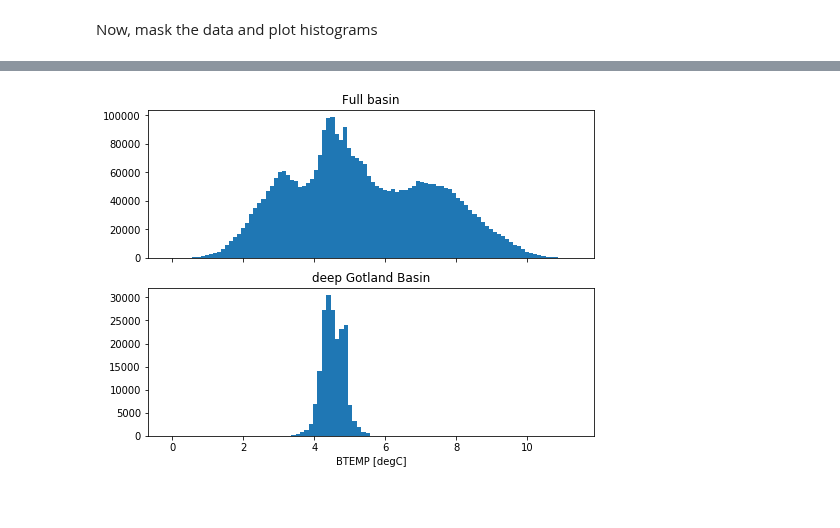
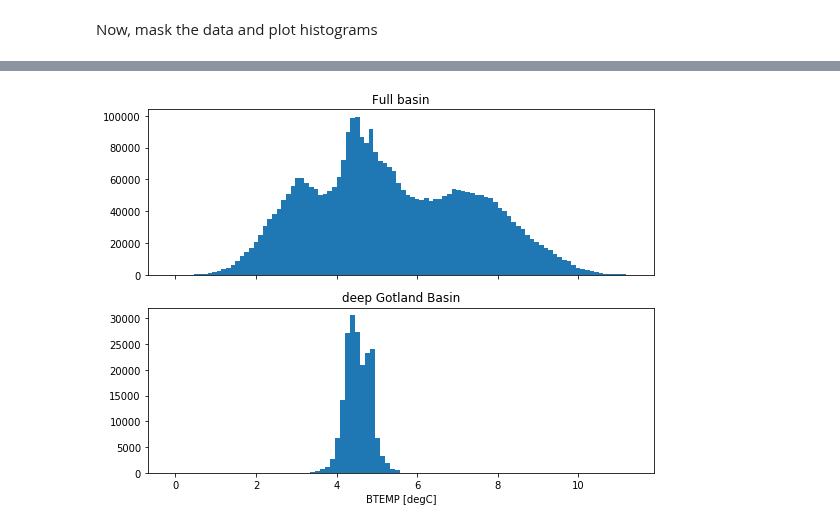
Before and after one commit to geomar-od/python-intro-201804, a Jupyter notebook: session-02_part-02_read_and_plot_Baltic_hydrography.ipynb, the cells around one changed output, grey strips where cells are left out. Saved outputs shown, nothing was run; the diff lists cells and outputs as text; code cells hidden in the pictures; blank space fills up the shorter version.

```diff
--- a/session-02_part-02_read_and_plot_Baltic_hydrography.ipynb
+++ b/session-02_part-02_read_and_plot_Baltic_hydrography.ipynb
@@ -129,14 +137,16 @@ masked_BTEMP = np.ma.where(mask2d, data['BTEMP'], np.ma.masked)
 # %%
 fig, ax = plt.subplots(2, 1, sharex=True, figsize=(8, 6))
 
 ax[0].hist(data['BTEMP'].compressed(), 100);
 ax[0].set_title('Full basin')
 ax[0].grid()
 
 ax[1].hist(masked_BTEMP.compressed(), 20);
 ax[1].set_title('deep Gotland Basin')
 ax[0].grid()
 
 ax[1].set_xlabel("BTEMP [degC]");
+
+fig.tight_layout();
 # %% [output]
-[figure, old version]
+[figure, new version]
```
Also changed, not shown: parts of 9 cells of this notebook.
